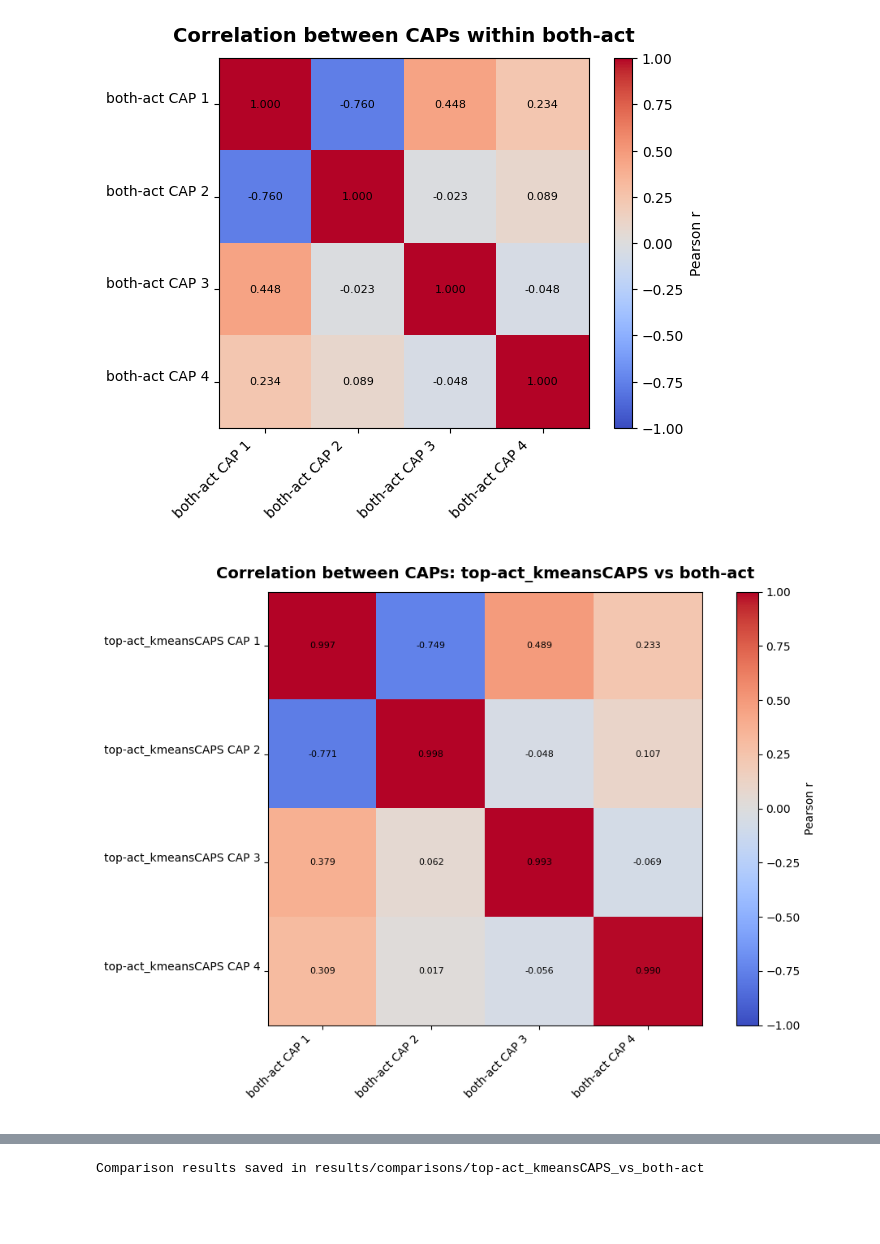
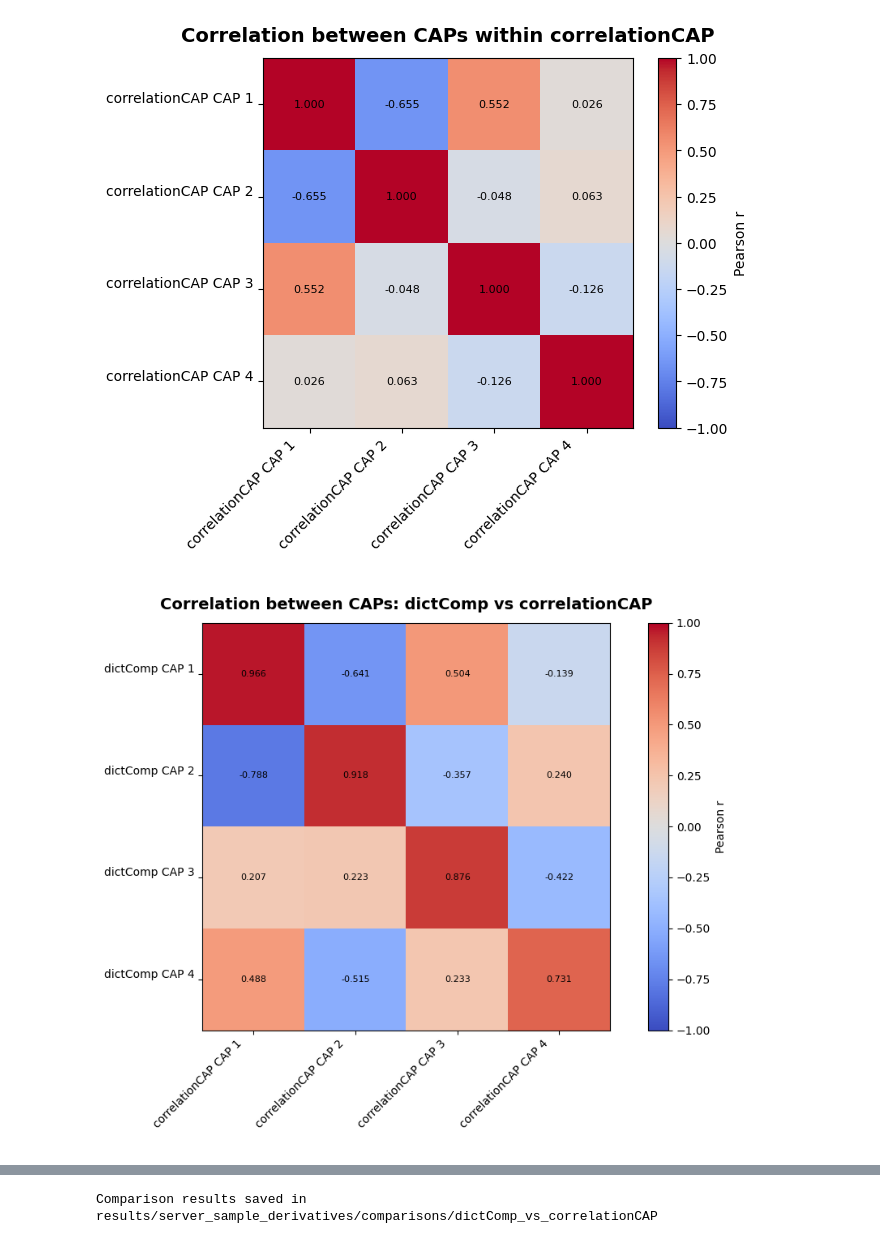
Before and after one commit to seb2o/devCAPs, a Jupyter notebook: src/compare_caps.ipynb, the cells around one changed output, grey strips where cells are left out. Cells and saved outputs as stored; diff of their text form; code cells hidden in the pictures; blank space fills up the shorter version.

Commit message:
compare cap from dictlearning and correlation

```diff
--- a/src/compare_caps.ipynb
+++ b/src/compare_caps.ipynb
@@ -10,12 +7,12 @@ from scipy.stats import pearsonr
 from nilearn import plotting
 import matplotlib.pyplot as plt
 # %%
-folderA = "vectorizedCorr_kmeans_dist-correlation_ttype-percentage_tvalue-15_k-4_ninits-50_activation-pos_n-481"
-folderA_name = "top-act_kmeansCAPS"
-folderA_glob = "CAP_*_z.nii"
+folderA = "DictLr_Ncomps-4_PosCode-True_Alpha-2.0_Tvalue-15_Act-pos_n-34"
+folderA_name = "dictComp"
+folderA_glob = "sorted_DictComp_*_z.nii"
 
-folderB = "vectorizedCorr_kmeans_dist-correlation_ttype-percentage_tvalue-15_k-4_ninits-50_activation-both_n-481"
-folderB_name = "both-act"
+folderB = "cust_kmeans_dist-correlation_ttype-percentage_tvalue-15_k-4_ninits-50_activation-pos_n-34"
+folderB_name = "correlationCAP"
 folderB_glob = "CAP_*_z.nii"
 
 utils.compare_folder(
@@ -25,5 +22,6 @@ utils.compare_folder(
     folderB_name=folderB_name,
     folderA_glob=folderA_glob,
     folderB_glob=folderB_glob,
+    path_prefix=paths.results / "server_sample_derivatives"
 )
 # %% [output]
@@ -31,2 +29,2 @@ utils.compare_folder(
-[figure, old version]
+[figure, new version]
-[figure, old version]
+[figure, new version]
@@ -41 +39 @@ utils.compare_folder(
-Comparison results saved in results/comparisons/top-act_kmeansCAPS_vs_both-act
+Comparison results saved in results/server_sample_derivatives/comparisons/dictComp_vs_correlationCAP
```
Also changed, not shown: parts of 2 cells of this notebook.
